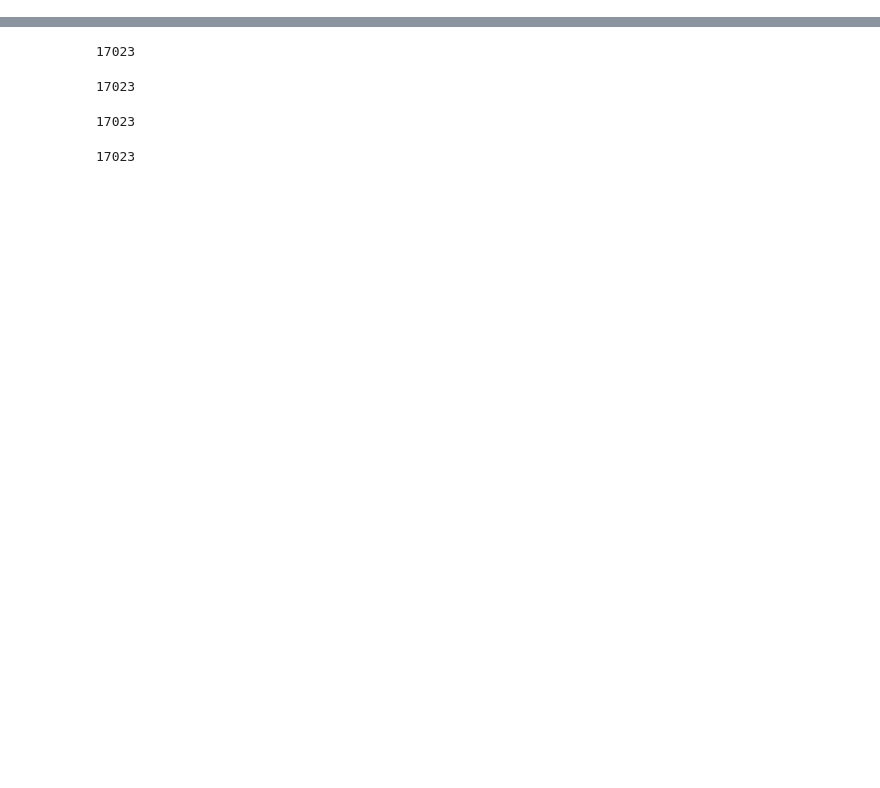
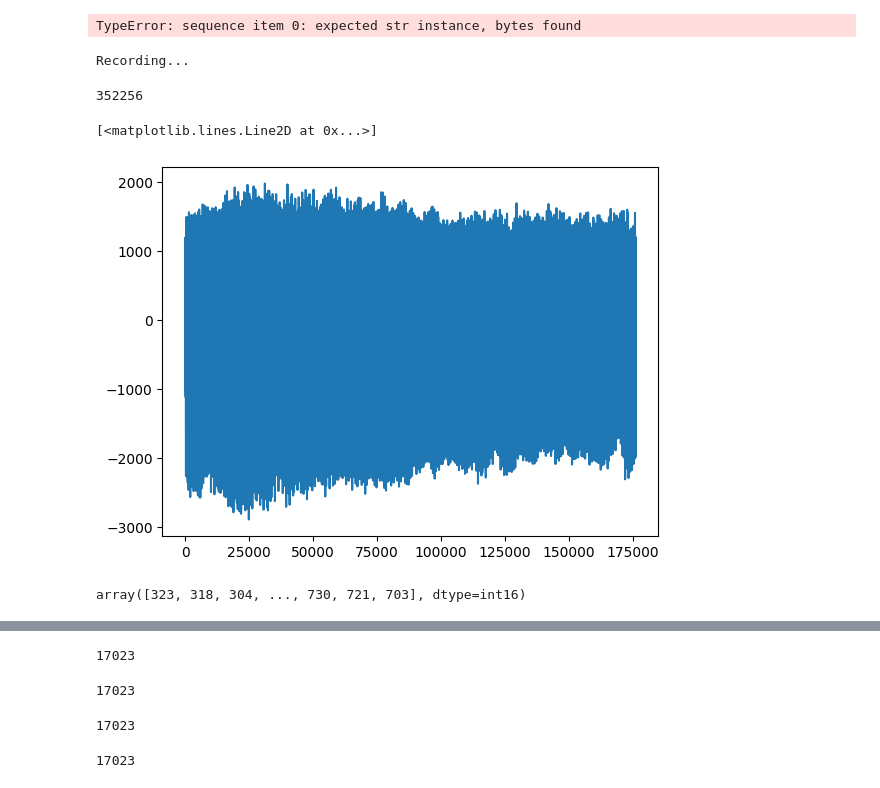
Before and after one commit to marinlafare/sound_study, a Jupyter notebook: marin_method/console.ipynb, the cells around one changed output, grey strips where cells are left out. Drawn from its saved outputs; the diff is of its cells as text; code cells hidden in the pictures; blank space fills up the shorter version.

Commit message:
stream microphone and PitchAlgorithm done

```diff
--- a/marin_method/console.ipynb
+++ b/marin_method/console.ipynb
@@ -12,0 +21,72 @@ import matplotlib.pyplot as plt
+# %%
+FORMAT = pyaudio.paInt16                # We use 16bit format per sample
+CHANNELS = 1
+RATE = 44100
+CHUNK = 1024                            # 1024bytes of data red from a buffer
+RECORD_SECONDS = 3
+# WAVE_OUTPUT_FILENAME = "file.wav"
+
+audio = pyaudio.PyAudio()
+
+# start Recording
+stream = audio.open(format=FORMAT,
+                    channels=CHANNELS,
+                    rate=RATE, input=True,
+                    frames_per_buffer=CHUNK)
+
+frames = []
+for i in range(0, int(RATE / CHUNK * RECORD_SECONDS)):
+    data = stream.read(CHUNK)
+    frames.append(data)
+frames = b''.join(frames).decode()
+
+stream.stop_stream()
+stream.close()
+audio.terminate()
+# %% [output]
+TypeError: sequence item 0: expected str instance, bytes found
+# %%
+chunk = 1024
+sample_format = pyaudio.paInt16
+chanels = 1
+sr = 44100
+seconds = 4
+# %%
+pa = pyaudio.PyAudio()
+
+stream = pa.open(format=sample_format, channels=chanels,
+                 rate=sr, input=True,
+                 frames_per_buffer=chunk)
+
+print('Recording...')
+# Initialize array that be used for storing frames
+frames = []
+
+# Store data in chunks for 8 seconds
+for i in range(0, int(sr / chunk * seconds)):
+    data = stream.read(chunk)
+    frames.append(data)
+frames = b''.join(frames)
+# Stop and close the stream
+stream.stop_stream()
+stream.close()
+
+# Terminate - PortAudio interface
+pa.terminate()
+# %% [output]
+Recording...
+# %%
+len(frames)
+# %% [output]
+352256
+# %%
+amplitude = np.frombuffer(frames, np.int16)
+# %%
+plt.plot(amplitude)
+# %% [output]
+[<matplotlib.lines.Line2D at 0x...>]
+[figure, added]
+# %%
+amplitude[-300000:]
+# %% [output]
+array([323, 318, 304, ..., 730, 721, 703], dtype=int16)
```
Also changed, not shown: parts of 14 cells of this notebook, 1 other file.
